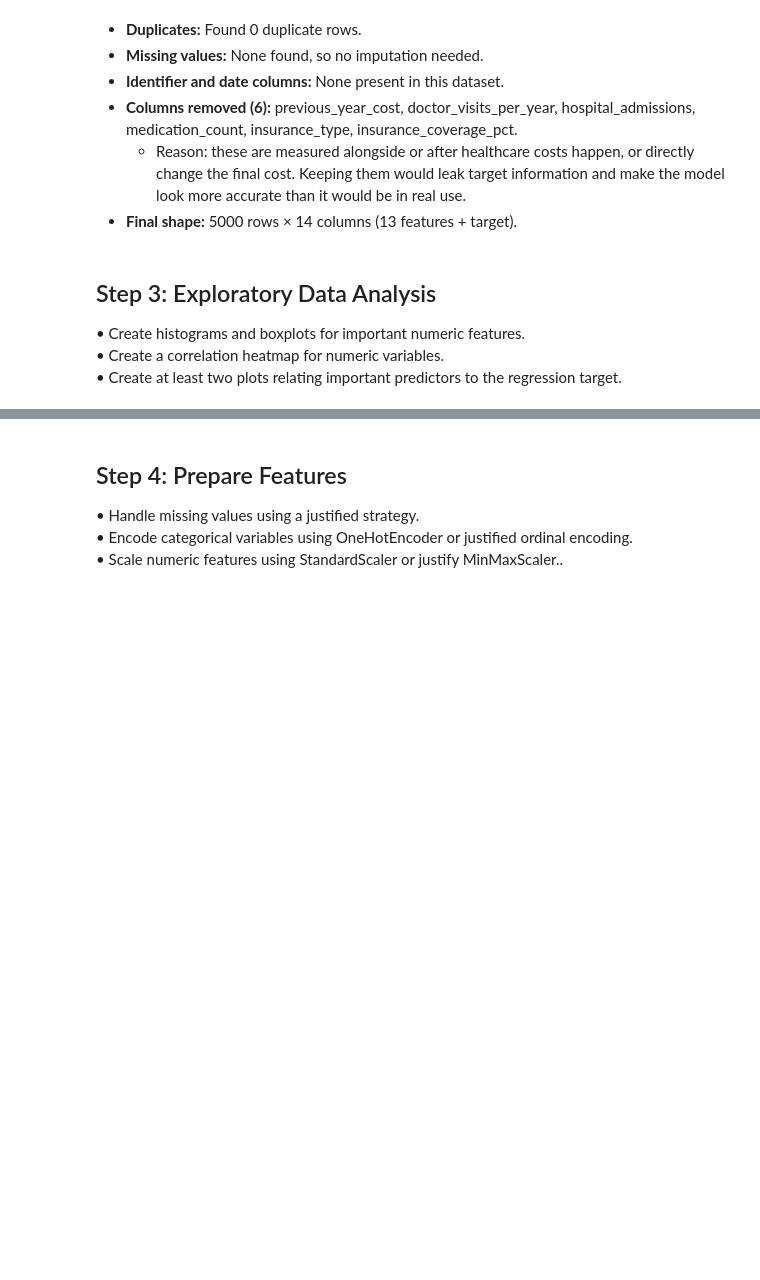
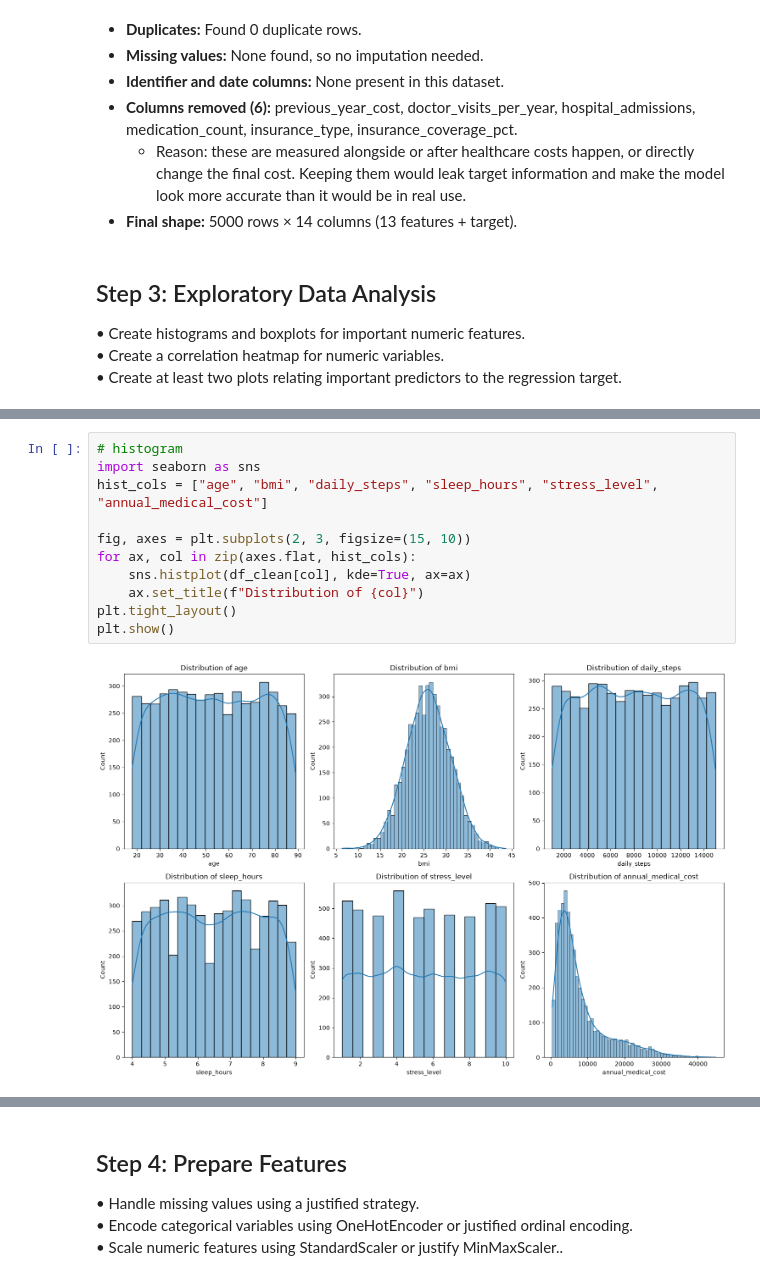
Before and after one commit to Eihtoo1111/Insurance-Cost-Prediction, a Jupyter notebook: Project_insurance.ipynb, the cells around one changed output, grey strips where cells are left out. Drawn from its saved outputs; the diff is of its cells as text; blank space fills up the shorter version.

Commit message:
Add EDA plots

```diff
--- a/Project_insurance.ipynb
+++ b/Project_insurance.ipynb
@@ -169,0 +197,13 @@ Shape after: (5000, 14)
+# %%
+# histogram
+import seaborn as sns
+hist_cols = ["age", "bmi", "daily_steps", "sleep_hours", "stress_level", "annual_medical_cost"]
+
+fig, axes = plt.subplots(2, 3, figsize=(15, 10))
+for ax, col in zip(axes.flat, hist_cols):
+    sns.histplot(df_clean[col], kde=True, ax=ax)
+    ax.set_title(f"Distribution of {col}")
+plt.tight_layout()
+plt.show()
+# %% [output]
+[figure, added]
```
Also changed, not shown: parts of 6 cells of this notebook.
